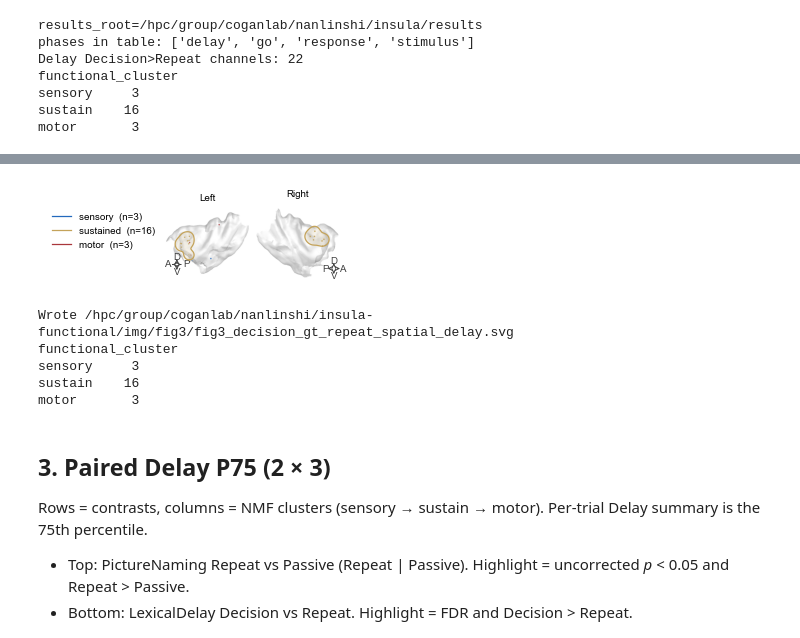
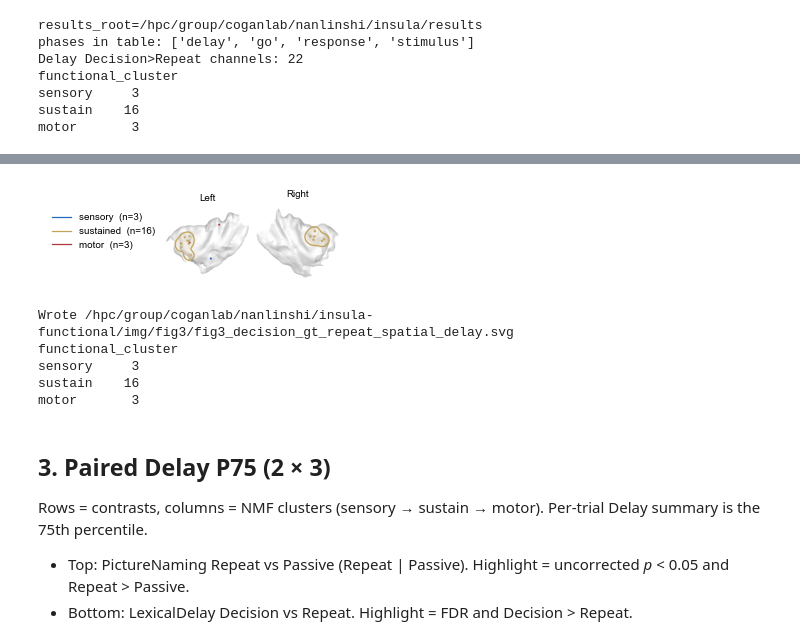
Before and after one commit to shinanlin/insula, a Jupyter notebook: vizpub/fig3.ipynb, the cells around one changed output, grey strips where cells are left out. Drawn from its saved outputs; the diff is of its cells as text; code cells hidden in the pictures.

```diff
--- a/vizpub/fig3.ipynb
+++ b/vizpub/fig3.ipynb
@@ -1055,7 +1072,7 @@ insula_patterns = (
     "S_circular_insula_inf",
     "S_circular_insula_sup",
 )
-POINT_SIZE = 10.0
+POINT_SIZE = 16.0
 KDE_BANDWIDTH_PX = 25.0
 KDE_LEVEL_FRAC = 0.18
 KDE_FILL_ALPHA = 0.12
@@ -1217,44 +1234,6 @@ def draw_rings(ax, rings, color):
             zorder=4,
         )
 
-
-def draw_ap_dv(ax, *, anterior_is_left: bool, corner: str):
-    if corner == "lower left":
-        x0, y0, arm = 0.16, 0.18, 0.08
-    else:
-        x0, y0, arm = 0.91, 0.16, 0.07
-    gap = 0.012
-    if anterior_is_left:
-        tips = {"A": (x0 - arm, y0), "P": (x0 + arm, y0), "D": (x0, y0 + arm), "V": (x0, y0 - arm)}
-    else:
-        tips = {"A": (x0 + arm, y0), "P": (x0 - arm, y0), "D": (x0, y0 + arm), "V": (x0, y0 - arm)}
-    for label, (tx, ty) in tips.items():
-        sx = x0 + gap * np.sign(tx - x0) if tx != x0 else x0
-        sy = y0 + gap * np.sign(ty - y0) if ty != y0 else y0
-        ax.annotate(
-            "",
-            xy=(tx, ty),
-            xytext=(sx, sy),
-            xycoords="axes fraction",
-            textcoords="axes fraction",
-            arrowprops=dict(arrowstyle="->", color="0.25", lw=0.7, mutation_scale=7),
-            annotation_clip=False,
-        )
-        px = 0.03 * np.sign(tx - x0) if tx != x0 else 0.0
-        py = 0.035 * np.sign(ty - y0) if ty != y0 else 0.0
-        ax.text(
-            tx + px,
-            ty + py,
-            label,
-            transform=ax.transAxes,
-            ha="center",
-            va="center",
-            fontsize=fontsize,
-            color="0.25",
-            clip_on=False,
-        )
-
-
 def crop_to_content(img, xy, pad=CROP_PAD_PX):
     rgb = np.asarray(img)
     mask = np.any(rgb < 250, axis=2)
@@ -1370,11 +1349,6 @@ for ax, img, xy, clusters_hemi, title in (
             kde_contour_rings(pts, img.shape[:2], bandwidth_px=bw_px),
             FUNCTION_COLORS[cluster],
         )
-    if title == "Left":
-        draw_ap_dv(ax, anterior_is_left=True, corner="lower left")
-    else:
-        draw_ap_dv(ax, anterior_is_left=False, corner="lower right")
-
 n_by_cluster = spatial.groupby("functional_cluster")["channel"].nunique()
 axes[0].legend(
     handles=[
@@ -1408,4 +1393,4 @@ plotting Delay Decision>Repeat channels: 22 | phases: ['delay']
-[figure, old version]
+[figure, new version]
 Wrote /hpc/group/coganlab/nanlinshi/insula-functional/img/fig3/fig3_decision_gt_repeat_spatial_delay.svg
 functional_cluster
 sensory     3
```
Also changed, not shown: parts of 31 cells of this notebook, 5 other files.
